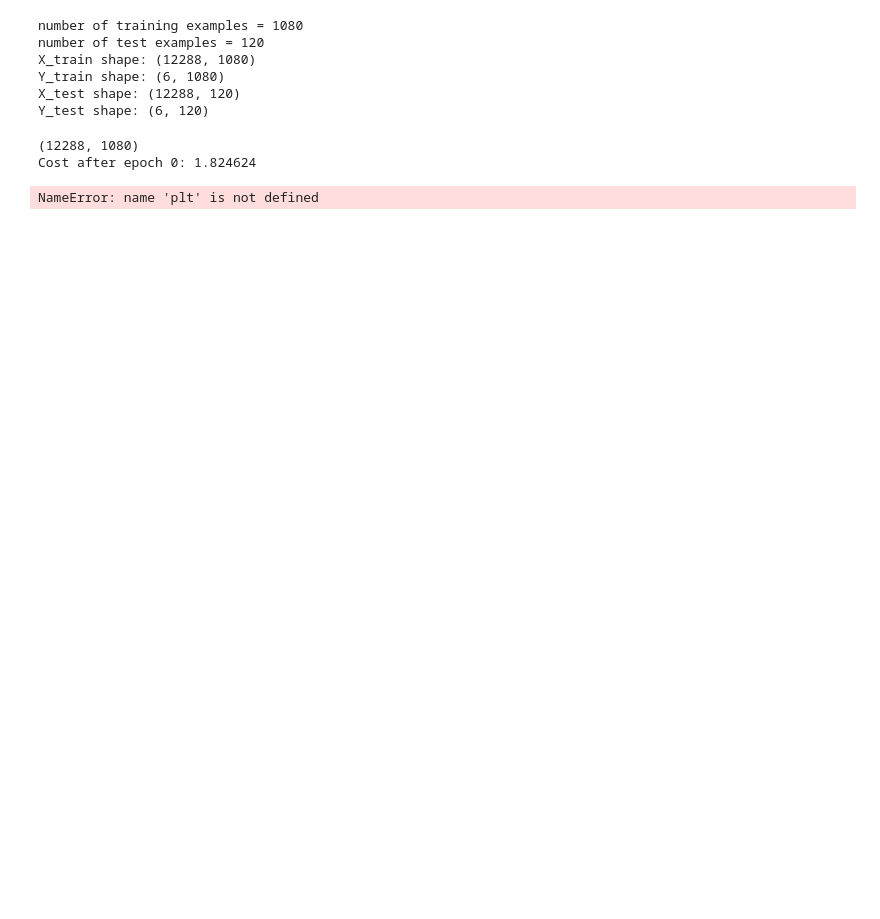
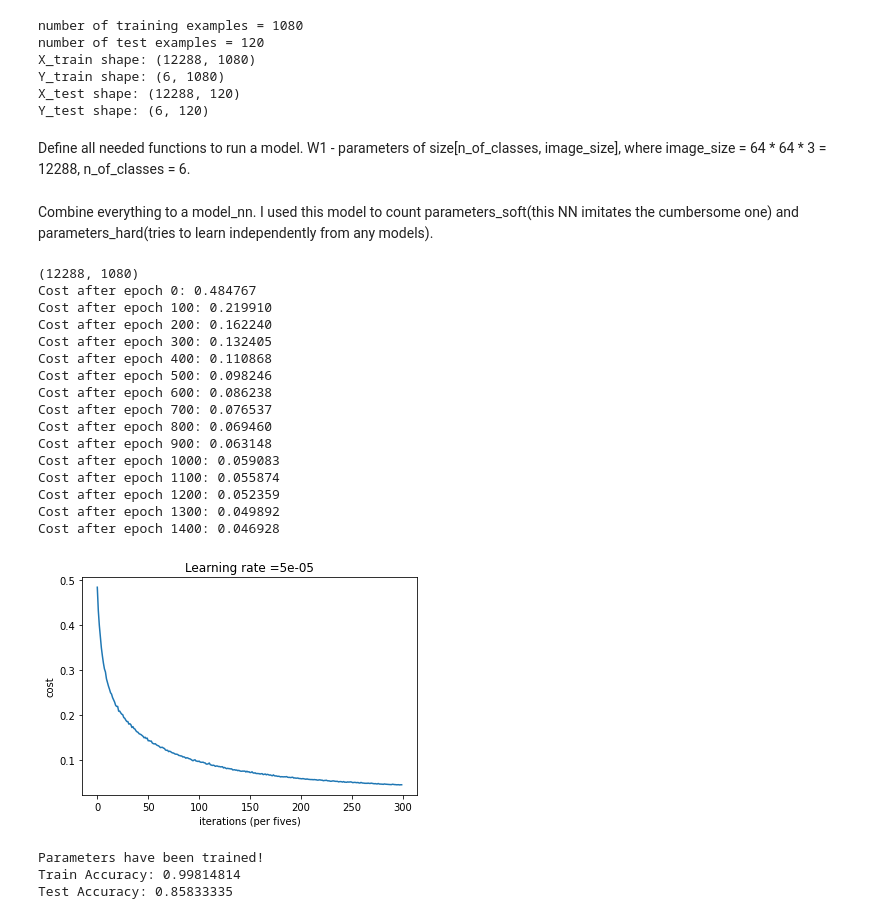
Before and after one commit to kulbitsky99/knowledge_distillation, a Jupyter notebook: knowledge_distillation.ipynb, the cells around one changed output. Cells and saved outputs as stored; diff of their text form; code cells hidden in the pictures; blank space fills up the shorter version.

```diff
--- a/knowledge_distillation.ipynb
+++ b/knowledge_distillation.ipynb
@@ -80,7 +100,7 @@ def identity_block(X, f, filters, stage, block):
 # %%
 def convolutional_block(X, f, filters, stage, block, s = 2):
     """
-    Implementation of the convolutional block as defined in Figure 4
+    Implementation of the convolutional block
 
     Arguments:
     X -- input tensor of shape (m, n_H_prev, n_W_prev, n_C_prev)
@@ -124,7 +144,7 @@ def convolutional_block(X, f, filters, stage, block, s = 2):
     X_shortcut = Conv2D(F3, (1, 1), strides = (s,s), name = conv_name_base + '1', padding = 'valid', kernel_initializer = glorot_uniform(seed=0))(X_shortcut)
     X_shortcut = BatchNormalization(axis = 3, name = bn_name_base + '1')(X_shortcut)
 
-    # Final step: Add shortcut value to main path, and pass it through a RELU activation (≈2 lines)
+    # Final step: combine shortcut and main values - it is a main part of such residual block
     X = Add()([X_shortcut, X])
     X = Activation('relu')(X)
 
@@ -186,7 +208,8 @@ def ResNet50(input_shape = (64, 64, 3), classes = 6):
 
     # output layer
     X = Flatten()(X)
-    X = Dense(classes, activation='softmax', name='fc' + str(classes), kernel_initializer = glorot_uniform(seed=0))(X)
+    X = Dense(classes, name='fc' + str(classes), kernel_initializer = glorot_uniform(seed=0))(X)
+    X = tf.keras.activations.softmax(X / Temperature, axis=-1)
 
 
     # Create model
@@ -223,4 +252,4 @@ Y_test shape: (120, 6)
 # %%
-model.fit(X_train, Y_train, epochs = 1, batch_size = 32)
+model.fit(X_train, Y_train, epochs = 70, batch_size = 64)
 # %% [output]
 Train on 1080 samples
@@ -265,5 +313,7 @@ X_train shape: (12288, 1080)
 Y_train shape: (6, 1080)
 X_test shape: (12288, 120)
 Y_test shape: (6, 120)
+# %% [markdown]
+Define all needed functions to run a model. W1 - parameters of size[n_of_classes, image_size], where image_size = 64 * 64 * 3 = 12288, n_of_classes = 6.
 # %%
 def create_placeholders(n_x, n_y):
@@ -331,19 +354,19 @@ def compute_cost(Z3, Y):
     cost = tf.reduce_mean(tf.nn.softmax_cross_entropy_with_logits(logits = logits, labels = labels))
 
     return cost
+# %% [markdown]
+Combine everything to a model_nn. I used this model to count parameters_soft(this NN imitates the cumbersome one) and parameters_hard(tries to learn independently from any models).
 # %%
-def model(X_train, Y_train, X_test, Y_test, learning_rate = 0.0001,
-          num_epochs = 100, minibatch_size = 32, print_cost = True):
-    """
-    Implements a three-layer tensorflow neural network: LINEAR->RELU->LINEAR->RELU->LINEAR->SOFTMAX.
-    """
+def model_nn(X_train, Y_train, X_test, Y_test, learning_rate = 0.0001,
+          num_epochs = 800, minibatch_size = 64, print_cost = True):
+
+
     ops.reset_default_graph()                         # to be able to rerun the model without overwriting tf variables
-    # tf.set_random_seed(1)                             # to keep consistent results
-    seed = 3                                         # to keep consistent results
+    seed = 3
     print(X_train.shape)
     n_x, m = X_train.shape                          # (n_x: input size, m : number of examples in the train set)
-    n_y = Y_train.shape[0]                            # n_y : output size
-    costs = []                                        # To keep track of the cost
+    n_y = Y_train.shape[0]                          # n_y : output size
+    costs = []                                      # To keep track of the cost
 
     # Create Placeholders of shape (n_x, n_y)
     X, Y = create_placeholders(n_x, n_y)
@@ -357,7 +380,7 @@ def model(X_train, Y_train, X_test, Y_test, learning_rate = 0.0001,
     # Cost function: Add cost function to tensorflow graph
     cost = compute_cost(Z3, Y)
 
-    # Backpropagation: Define the tensorflow optimizer. Use an AdamOptimizer.
+    # Backpropagation: Define the tensorflow optimizer
     optimizer = tf.train.AdamOptimizer(learning_rate = learning_rate).minimize(cost)
 
     # Initialize all the variables
@@ -376,6 +399,7 @@ def model(X_train, Y_train, X_test, Y_test, learning_rate = 0.0001,
             num_minibatches = int(m / minibatch_size) # number of minibatches of size minibatch_size in the train set
             seed = seed + 1
             minibatches = random_mini_batches_nn(X_train, Y_train, minibatch_size, seed)
+            # learning_rate = learning_rate * 10 / (10 + epoch)
 
             for minibatch in minibatches:
 
@@ -415,8 +439,25 @@ def model(X_train, Y_train, X_test, Y_test, learning_rate = 0.0001,
 
         return parameters
 # %%
-parameters = model(X_train, Y_train_nn, X_test, Y_test)
+parameters_soft = model_nn(X_train, Y_train_nn, X_test, Y_test)
 # %% [output]
 (12288, 1080)
-Cost after epoch 0: 1.824624
+Cost after epoch 0: 0.484767
+Cost after epoch 100: 0.219910
+Cost after epoch 200: 0.162240
+Cost after epoch 300: 0.132405
+Cost after epoch 400: 0.110868
+Cost after epoch 500: 0.098246
+Cost after epoch 600: 0.086238
+Cost after epoch 700: 0.076537
+Cost after epoch 800: 0.069460
+Cost after epoch 900: 0.063148
+Cost after epoch 1000: 0.059083
+Cost after epoch 1100: 0.055874
+Cost after epoch 1200: 0.052359
+Cost after epoch 1300: 0.049892
+Cost after epoch 1400: 0.046928
+[figure, added]
-NameError: name 'plt' is not defined
+Parameters have been trained!
+Train Accuracy: 0.99814814
+Test Accuracy: 0.85833335
```
Also changed, not shown: parts of 16 cells of this notebook, 6 other files.
